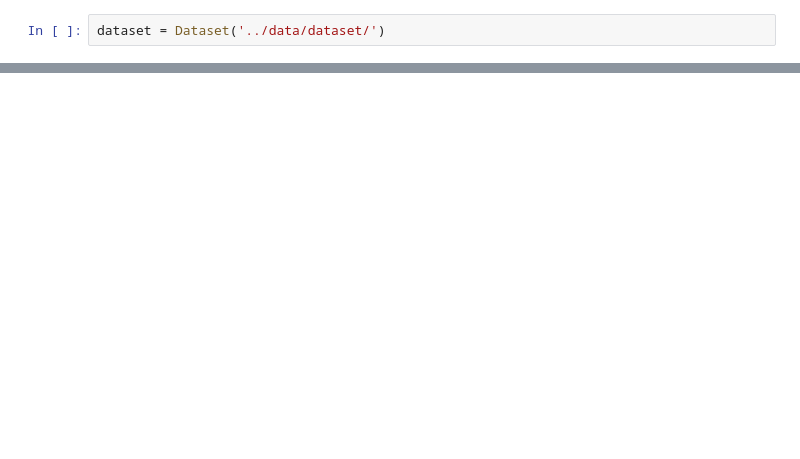
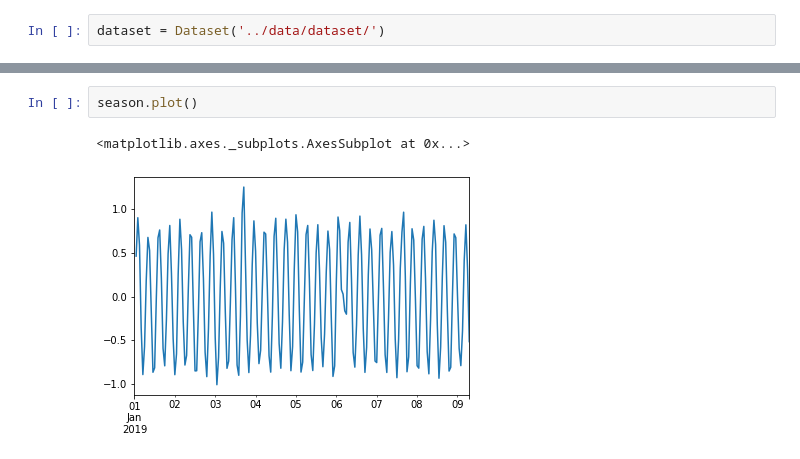
Before and after one commit to technogleb/ts_course_summer, a Jupyter notebook: week_1/stl.ipynb, the cells around one changed output, grey strips where cells are left out. Drawn from its saved outputs; the diff is of its cells as text; blank space fills up the shorter version.

```diff
--- a/week_1/stl.ipynb
+++ b/week_1/stl.ipynb
@@ -45,0 +38,5 @@ residuals.plot()
+# %%
+season.plot()
+# %% [output]
+<matplotlib.axes._subplots.AxesSubplot at 0x...>
+[figure, added]
```
Also changed, not shown: parts of 20 cells of this notebook, 1 other file.
